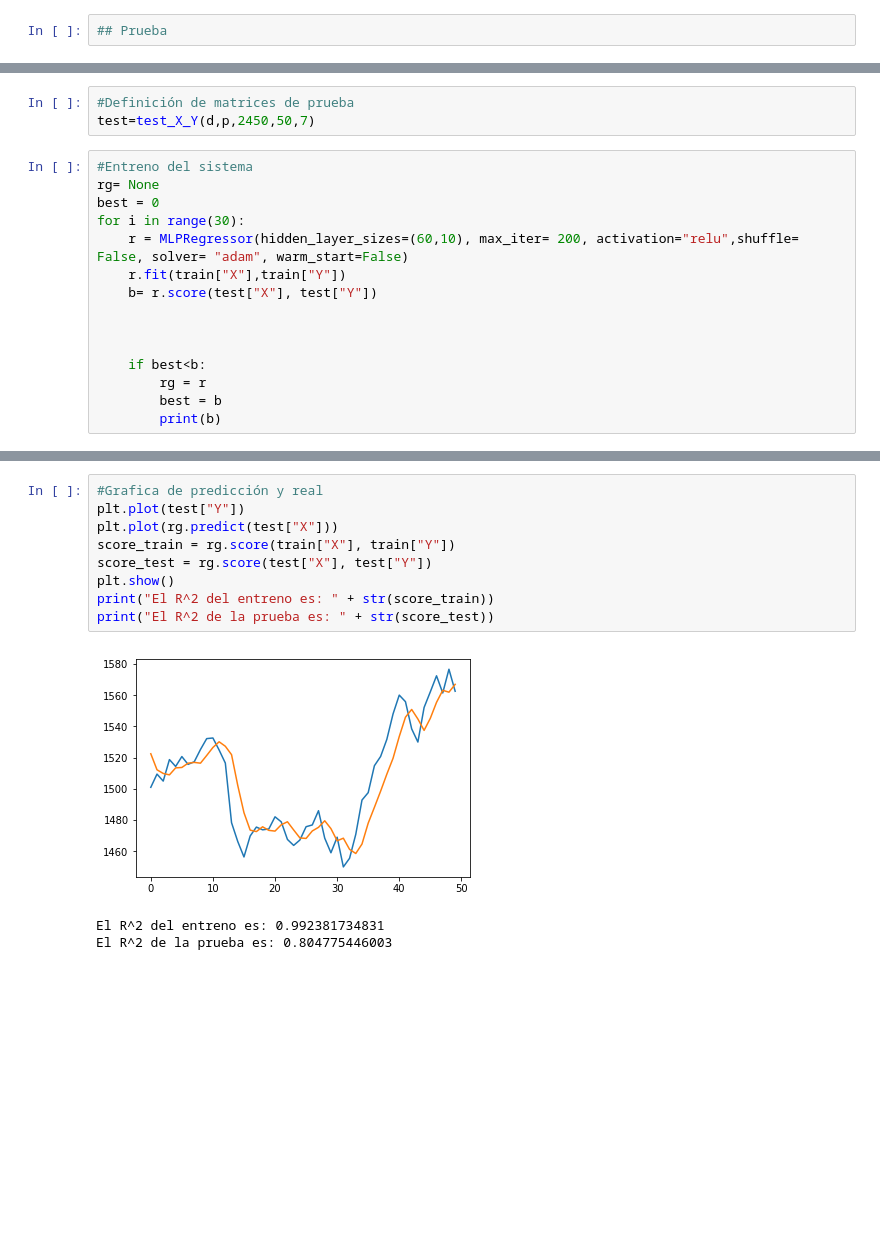
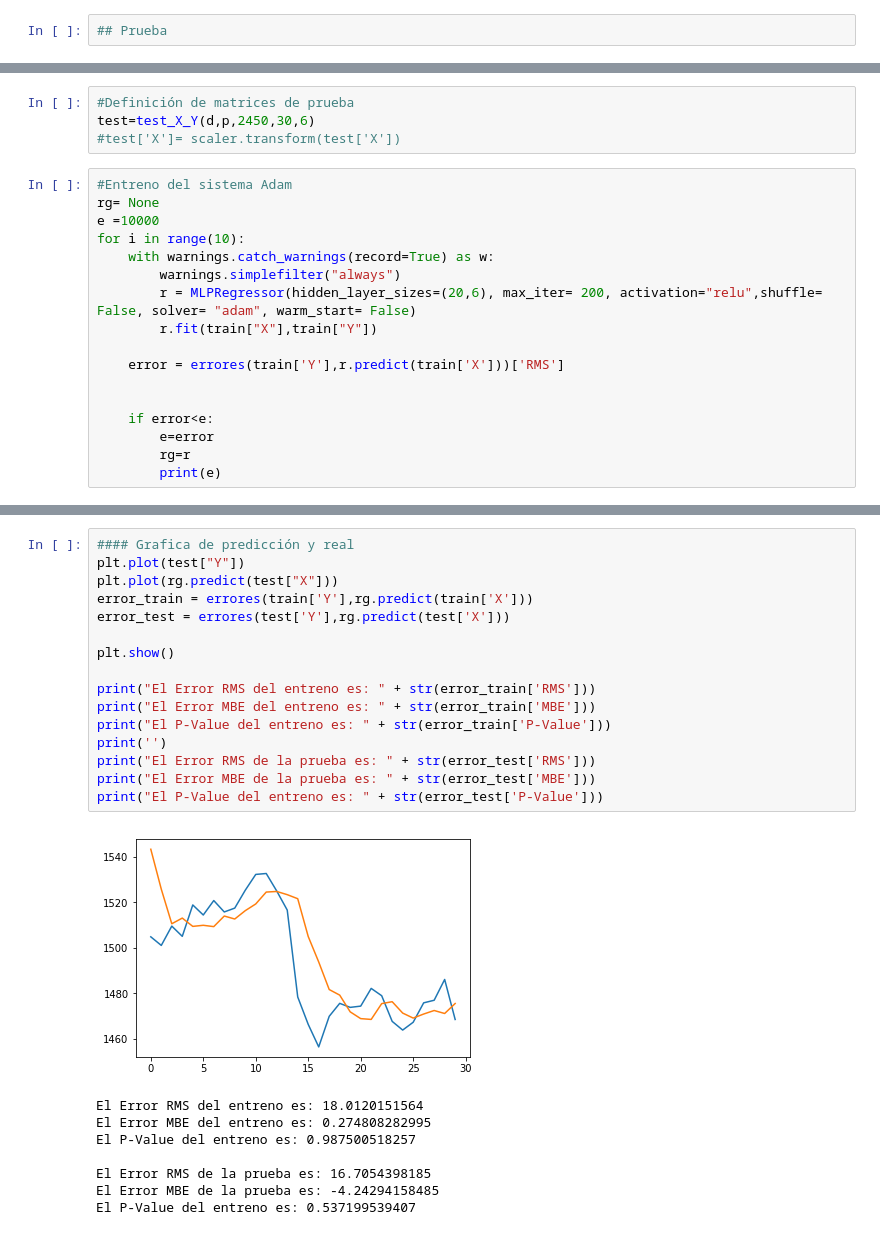
Before and after one commit to jcsolarte10/herramientas_computacionales, a Jupyter notebook: Proyecto/Intento 1.ipynb, the cells around one changed output, grey strips where cells are left out. Cells and saved outputs as stored; diff of their text form; blank space fills up the shorter version.

Commit message:
3 versiones con error RMS y MBE

```diff
--- a/Proyecto/Intento 1.ipynb
+++ b/Proyecto/Intento 1.ipynb
@@ -82,19 +102,22 @@ train=train_X_Y(d,p,700,1600,7)
 # %%
 #Definición de matrices de prueba
-test=test_X_Y(d,p,2450,50,7)
+test=test_X_Y(d,p,2450,30,6)
+#test['X']= scaler.transform(test['X'])
 # %%
-#Entreno del sistema
+#Entreno del sistema Adam
 rg= None
-best = 0
-for i in range(30):
-    r = MLPRegressor(hidden_layer_sizes=(60,10), max_iter= 200, activation="relu",shuffle= False, solver= "adam", warm_start=False)
-    r.fit(train["X"],train["Y"])
-    b= r.score(test["X"], test["Y"])
+e =10000
+for i in range(10):
+    with warnings.catch_warnings(record=True) as w:
+        warnings.simplefilter("always")
+        r = MLPRegressor(hidden_layer_sizes=(20,6), max_iter= 200, activation="relu",shuffle= False, solver= "adam", warm_start= False)
+        r.fit(train["X"],train["Y"])
+
+    error = errores(train['Y'],r.predict(train['X']))['RMS']
 
 
-
-    if best<b:
-        rg = r
-        best = b
-        print(b)
+    if error<e:
+        e=error
+        rg=r
+        print(e)
 # %% [output]
@@ -106,16 +133,28 @@ for i in range(30):
 # %%
-#Grafica de predicción y real
+#### Grafica de predicción y real
 plt.plot(test["Y"])
 plt.plot(rg.predict(test["X"]))
-score_train = rg.score(train["X"], train["Y"])
-score_test = rg.score(test["X"], test["Y"])
+error_train = errores(train['Y'],rg.predict(train['X']))
+error_test = errores(test['Y'],rg.predict(test['X']))
+
 plt.show()
-print("El R^2 del entreno es: " + str(score_train))
-print("El R^2 de la prueba es: " + str(score_test))
+
+print("El Error RMS del entreno es: " + str(error_train['RMS']))
+print("El Error MBE del entreno es: " + str(error_train['MBE']))
+print("El P-Value del entreno es: " + str(error_train['P-Value']))
+print('')
+print("El Error RMS de la prueba es: " + str(error_test['RMS']))
+print("El Error MBE de la prueba es: " + str(error_test['MBE']))
+print("El P-Value del entreno es: " + str(error_test['P-Value']))
 # %% [output]
-[figure, old version]
+[figure, new version]
-El R^2 del entreno es: 0.992381734831
-El R^2 de la prueba es: 0.804775446003
+El Error RMS del entreno es: 18.0120151564
+El Error MBE del entreno es: 0.274808282995
+El P-Value del entreno es: 0.987500518257
+
+El Error RMS de la prueba es: 16.7054398185
+El Error MBE de la prueba es: -4.24294158485
+El P-Value del entreno es: 0.537199539407
 # %%
 #Prueba del modelo
 rg.score(train["X"], train["Y"])
```
Also changed, not shown: parts of 18 cells of this notebook, 2 other files.
